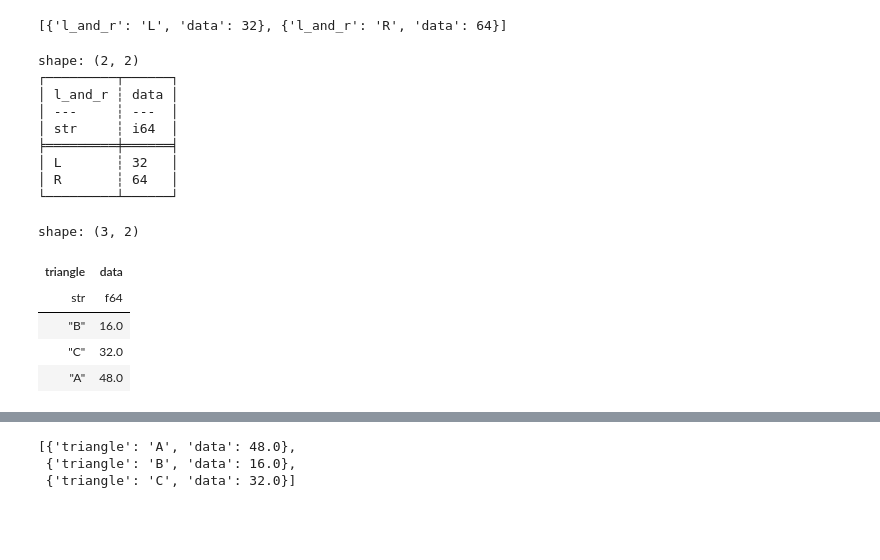
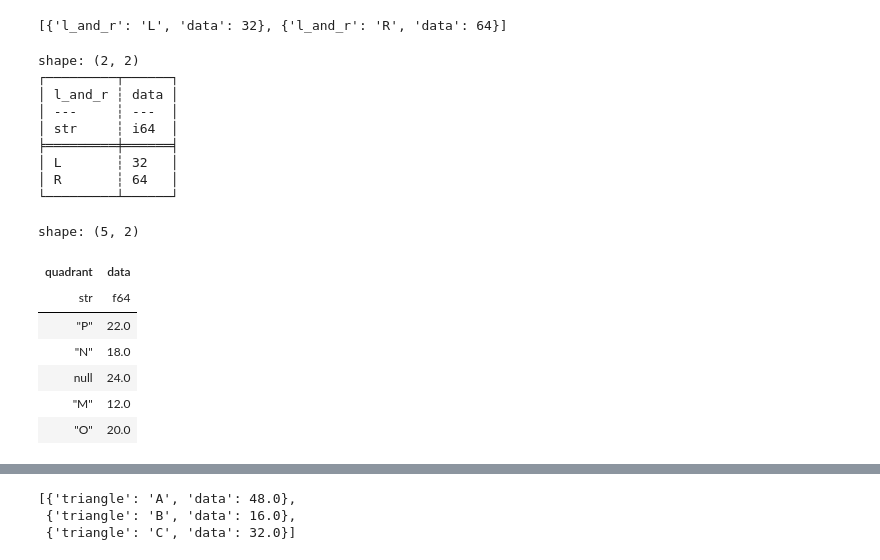
Before and after one commit to Andre-Medina/Electoralyze, a Jupyter notebook: experiments/02_geo_data/3.2_redistribute.ipynb, the cells around one changed output, grey strips where cells are left out. Saved outputs shown, nothing was run; the diff lists cells and outputs as text; code cells hidden in the pictures; blank space fills up the shorter version.

```diff
--- a/experiments/02_geo_data/3.2_redistribute.ipynb
+++ b/experiments/02_geo_data/3.2_redistribute.ipynb
@@ -241,39 +238,40 @@ region_ids = dict(
 )
 
 redistributed_expected = dict(
     via=pl.DataFrame({"quadrant": ["O", "M", "P", None, "N"], "data": [20.0, 12.0, 22.0, 24.0, 18.0]}),
     to=pl.DataFrame({"triangle": ["A", "B", "C"], "data": [48.0, 16.0, 32.0]}),
 )
 
 test_redistribute_via(
     _name=_name,
     region=region_,
     region_ids=region_ids,
     redistribute_kwargs=redistribute_kwargs,
     redistributed_expected=redistributed_expected,
 )
 
 redistribute(
     region_from=region_.from_id(region_ids["region_id_from"]),
-    # region_via=region_.from_id(region_via_id),
-    region_to=region_.from_id(region_ids["region_id_via"]),
-    # region_to=region_.from_id(region_to_id),
+    region_via=region_.from_id(region_ids["region_id_via"]),
+    region_to=region_.from_id(region_ids["region_id_to"]),
     **redistribute_kwargs,
 )  # .to_dict(as_series=False)
 # ).rows(named = True)
 # %% [output]
 shape: (2, 2)
 ┌─────────┬──────┐
 │ l_and_r ┆ data │
 │ ---     ┆ ---  │
 │ str     ┆ i64  │
 ╞═════════╪══════╡
 │ L       ┆ 32   │
 │ R       ┆ 64   │
 └─────────┴──────┘
-shape: (3, 2)
+shape: (5, 2)
-| triangle | data |
+| quadrant | data |
 | str | f64 |
-| "B" | 16.0 |
-| "C" | 32.0 |
-| "A" | 48.0 |
+| "P" | 22.0 |
+| "N" | 18.0 |
+| null | 24.0 |
+| "M" | 12.0 |
+| "O" | 20.0 |
```
Also changed, not shown: parts of 15 cells of this notebook, 2 other files.
